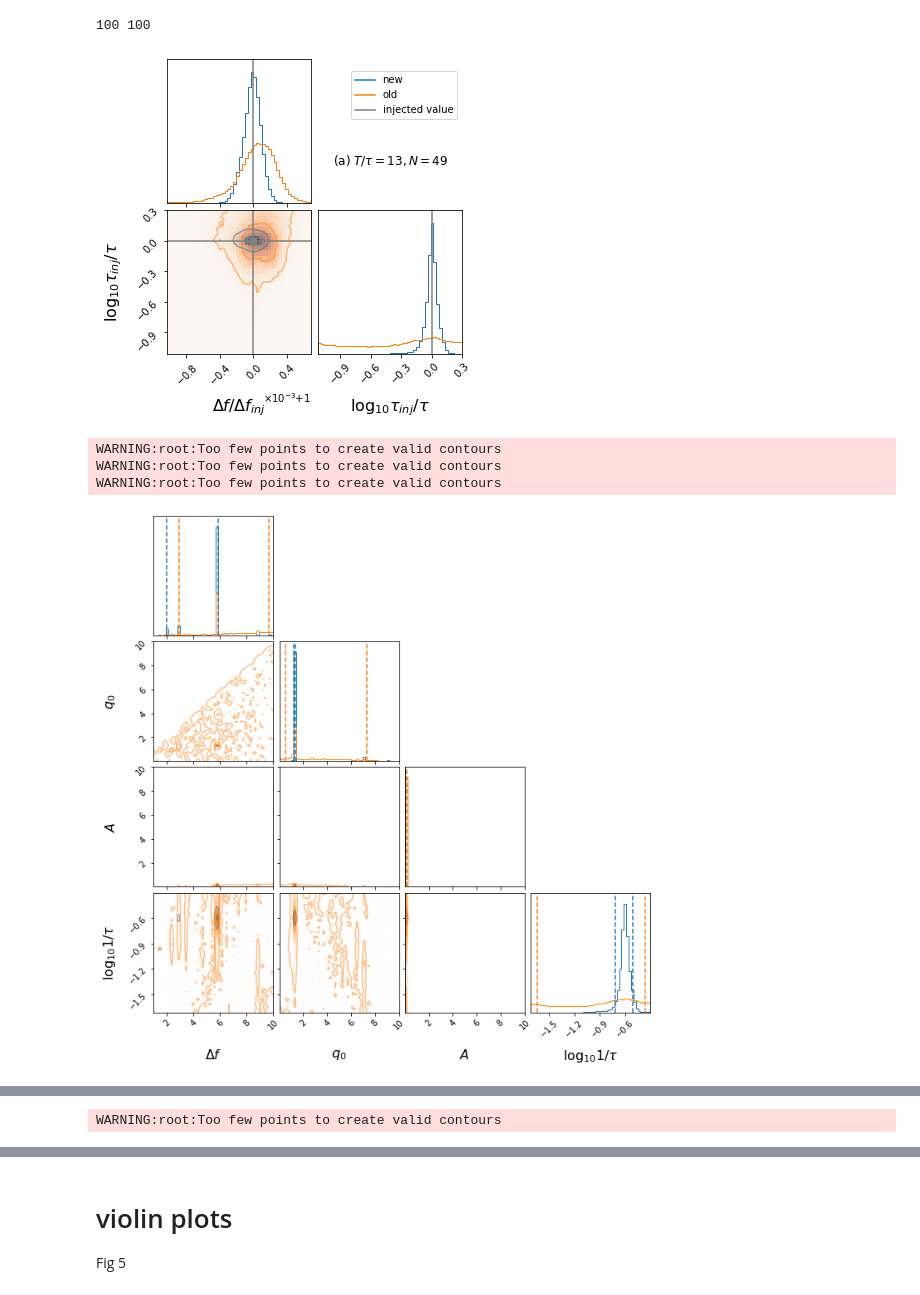
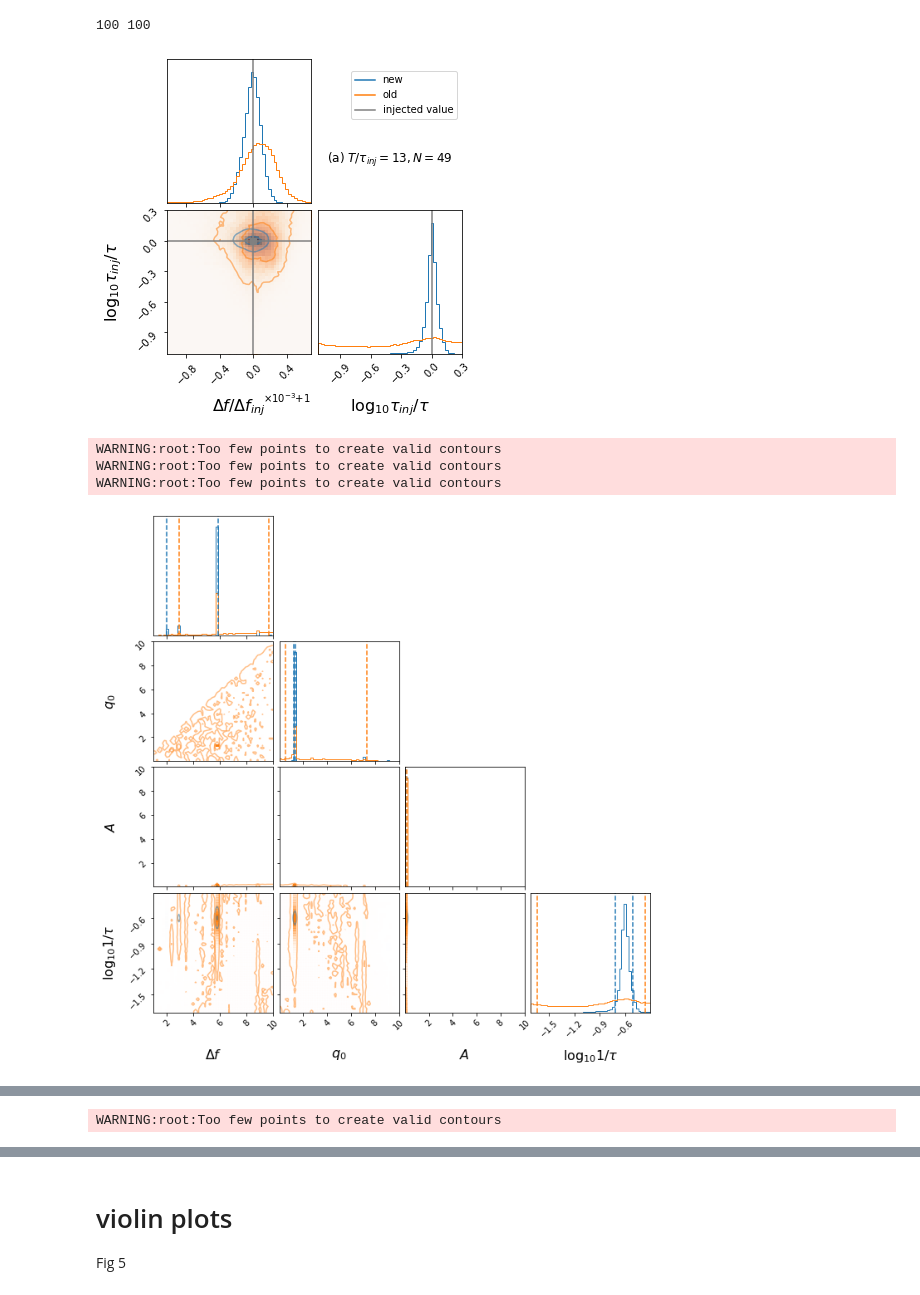
Before and after one commit to hermione-evans/ECHOMASE, a Jupyter notebook: uniew_injection/analysis.ipynb, the cells around one changed output, grey strips where cells are left out. Drawn from its saved outputs; the diff is of its cells as text; code cells hidden in the pictures.

```diff
--- a/uniew_injection/analysis.ipynb
+++ b/uniew_injection/analysis.ipynb
@@ -219,7 +219,7 @@ print(len(result_json_index_low_new_n10),len(result_json_index_low_old_n10))
 import matplotlib.lines as mlines
 range_array = [[5.824, 5.834], [5.81, 5.85], [5.81, 5.85], [5.73, 5.93]]
 name_array = ['n49_high_res', 'n49_low_res', 'n10_high_res', 'n10_low_res']
-name_string_array = [r'(a) $T/\tau=13,N=49$', r'(b) $T/\tau=1/4,N=49$', r'(c) $T/\tau=13,N=10$', r'(d) $T/\tau=1/4,N=10$']
+name_string_array = [r'(a) $T/\tau_{inj}=13,N=49$', r'(b) $T/\tau_{inj}=1/4,N=49$', r'(c) $T/\tau_{inj}=13,N=10$', r'(d) $T/\tau_{inj}=1/4,N=10$']
 for posteriornew, posteriorold, result_files, plotrange, names,name_string in zip([posterior_all_plus_high_new, posterior_all_plus_low_new, posterior_all_plus_high_new_n10, posterior_all_plus_low_new_n10], [posterior_all_plus_high_old, posterior_all_plus_low_old, posterior_all_plus_high_old_n10, posterior_all_plus_low_old_n10], [result_json_index_high_new, result_json_index_low_new, result_json_index_high_new_n10, result_json_index_low_new_n10], range_array, name_array,name_string_array):
     line1 = mlines.Line2D([], [], color='C0', label='new')
     line2 = mlines.Line2D([], [], color='C1', label='old')
@@ -280,34 +280,34 @@ for posteriornew, posteriorold, result_files, plotrange, names,name_string in zi
     plt.savefig(names+".pdf", dpi=300)
     plt.show()
     plt.close()
 
     kwargsnew = dict(show_titles=False, levels=(1 - np.exp(-0.5), 1 - np.exp(-2)), hist_kwargs=dict(density=True), hist2d_kwargs=dict(plot_density=True), contour_kwargs=dict(
         alpha=0.5), label_kwargs=dict(fontsize=16), color='C0', quantiles=[0.05, 0.95], plot_datapoints=False, fill_contours=False, plot_contours=True, bins=50)
     kwargsold = dict(show_titles=False, levels=(1 - np.exp(-0.5), 1 - np.exp(-2)), hist_kwargs=dict(density=True), hist2d_kwargs=dict(plot_density=True), contour_kwargs=dict(
         alpha=0.5), label_kwargs=dict(fontsize=16), color='C1', quantiles=[0.05, 0.95], plot_datapoints=False, fill_contours=False, plot_contours=True, bins=50)
 
     kwargsnew['labels'] = [r"$\Delta f$",
                            r"$q_0$", r"$A$", r"$\log_{10}{1/\tau}$"]
     kwargsold['labels'] = [r"$\Delta f$",
                            r"$q_0$", r"$A$", r"$\log_{10}{1/\tau}$"]
 
     kwargsnew['range'] = [[priors['spacing'].minimum, priors['spacing'].maximum], [priors['phase'].minimum, priors['phase'].maximum], [
         priors['amplitude'].minimum, priors['amplitude'].maximum], [np.log10(priors['width'].minimum), np.log10(priors['width'].maximum)]]
     kwargsold['range'] = [[priors['spacing'].minimum, priors['spacing'].maximum], [priors['phase'].minimum, priors['phase'].maximum], [
         priors['amplitude'].minimum, priors['amplitude'].maximum], [np.log10(priors['width'].minimum), np.log10(priors['width'].maximum)]]
 
     datanew = np.transpose([posteriornew.spacing.values, posteriornew.phase.values,
                            posteriornew.amplitude.values, np.log10(posteriornew.width.values)])
     dataold = np.transpose([posteriorold.spacing.values, posteriorold.phase.values,
                            posteriorold.amplitude.values, np.log10(posteriorold.width.values)])
 
     figure = corner.corner(datanew, **kwargsnew)
     corner.corner(dataold, **kwargsold, fig=figure)
     plt.savefig(names+"_Full_corner.pdf", dpi=300)
     plt.show()
     plt.close()
 # %% [output]
-[figure, old version]
+[figure, new version]
 WARNING:root:Too few points to create valid contours
 WARNING:root:Too few points to create valid contours
 WARNING:root:Too few points to create valid contours
```
Also changed, not shown: parts of 5 cells of this notebook, 12 other files.
